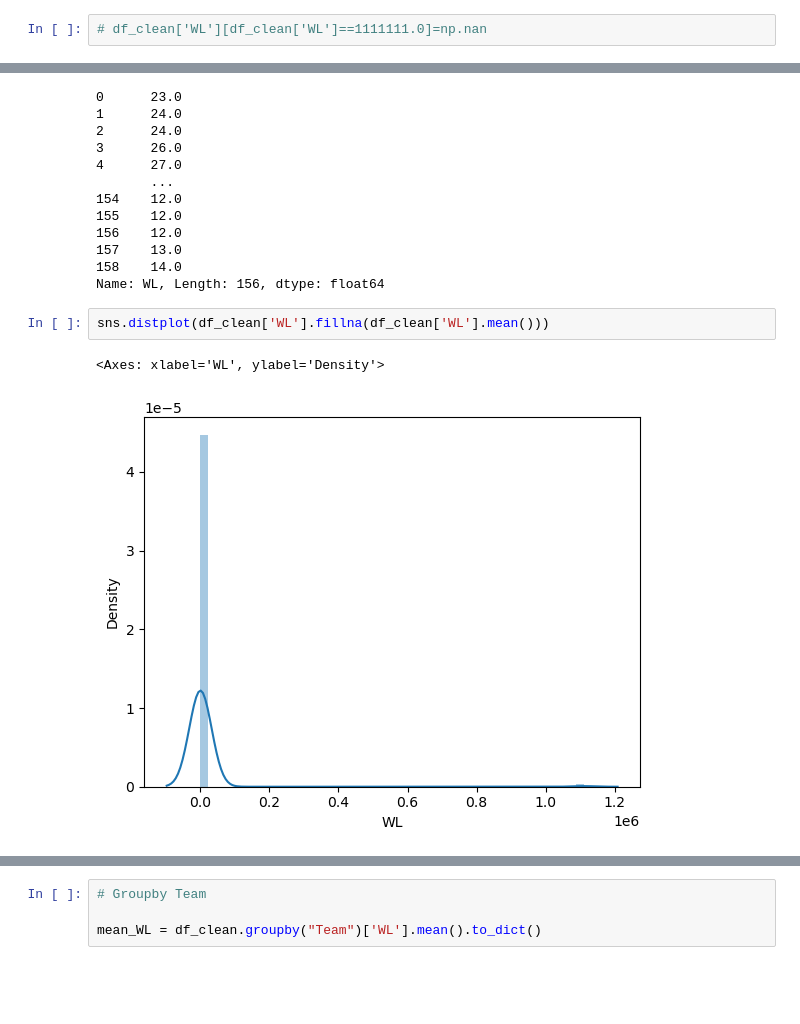
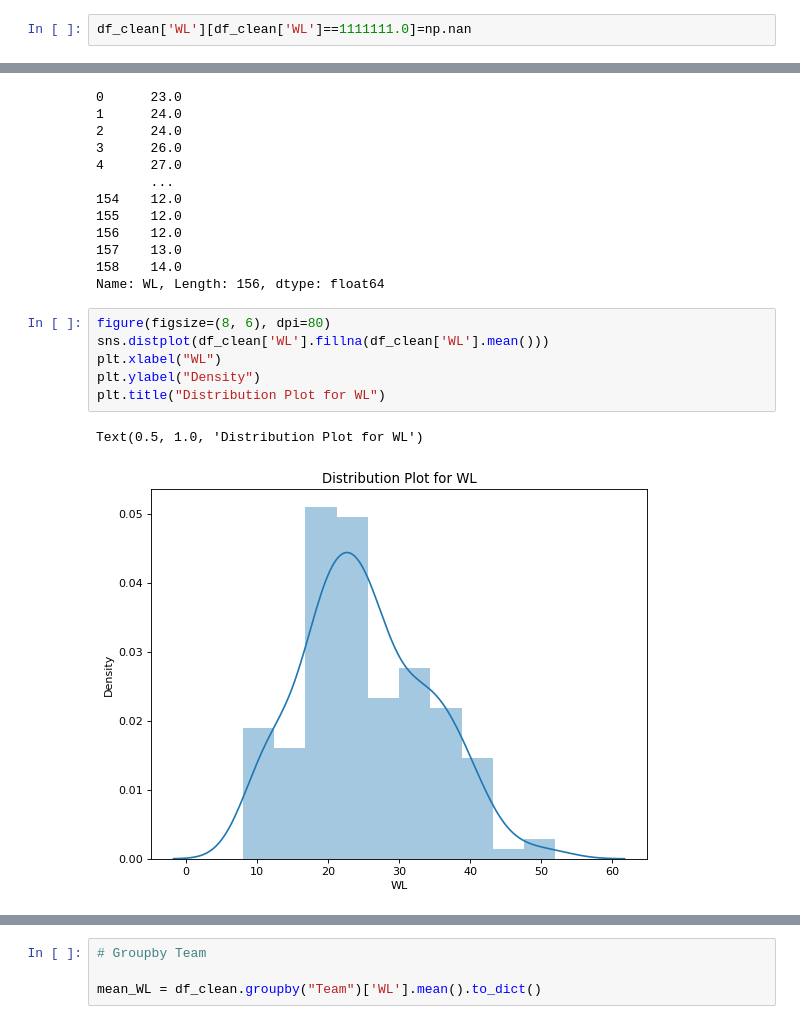
Before and after one commit to spidy95/commonProjects, a Jupyter notebook: polynomial_regression/polynomialRegrassionSplines.ipynb, the cells around one changed output, grey strips where cells are left out. Drawn from its saved outputs; the diff is of its cells as text; blank space fills up the shorter version.

```diff
--- a/polynomial_regression/polynomialRegrassionSplines.ipynb
+++ b/polynomial_regression/polynomialRegrassionSplines.ipynb
@@ -143,4 +144,4 @@ df_clean.shape
 # %% [output]
 (156, 7)
 # %%
-# df_clean['WL'][df_clean['WL']==1111111.0]=np.nan
+df_clean['WL'][df_clean['WL']==1111111.0]=np.nan
@@ -224,10 +230,14 @@ df_clean['WL'].fillna(-1)
 158    14.0
 Name: WL, Length: 156, dtype: float64
 # %%
+figure(figsize=(8, 6), dpi=80)
 sns.distplot(df_clean['WL'].fillna(df_clean['WL'].mean()))
+plt.xlabel("WL")
+plt.ylabel("Density")
+plt.title("Distribution Plot for WL")
 # %% [output]
-<Axes: xlabel='WL', ylabel='Density'>
+Text(0.5, 1.0, 'Distribution Plot for WL')
-[figure, old version]
+[figure, new version]
 # %%
 sns.distplot(df_clean['WL'].fillna(df_clean['WL'].median()))
 # %% [output]
```
Also changed, not shown: parts of 99 cells of this notebook, 1 other file.
